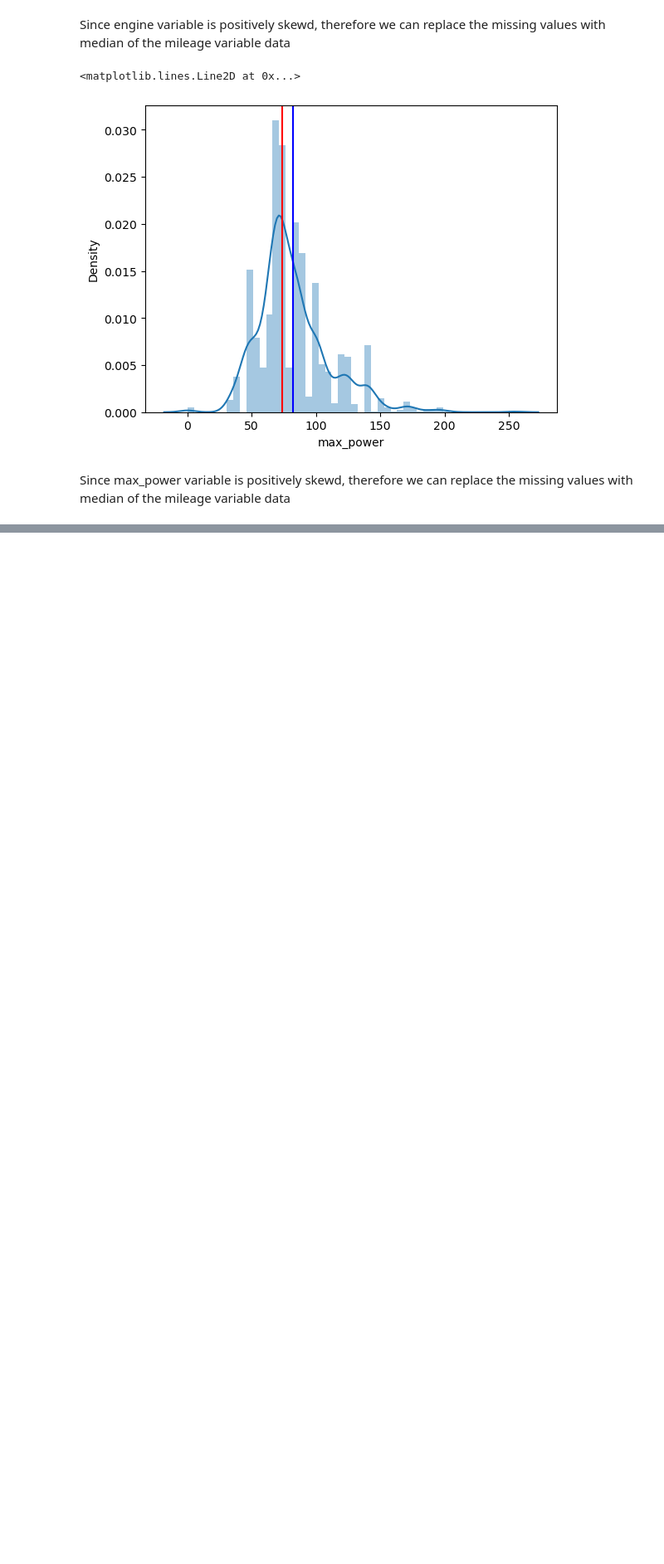
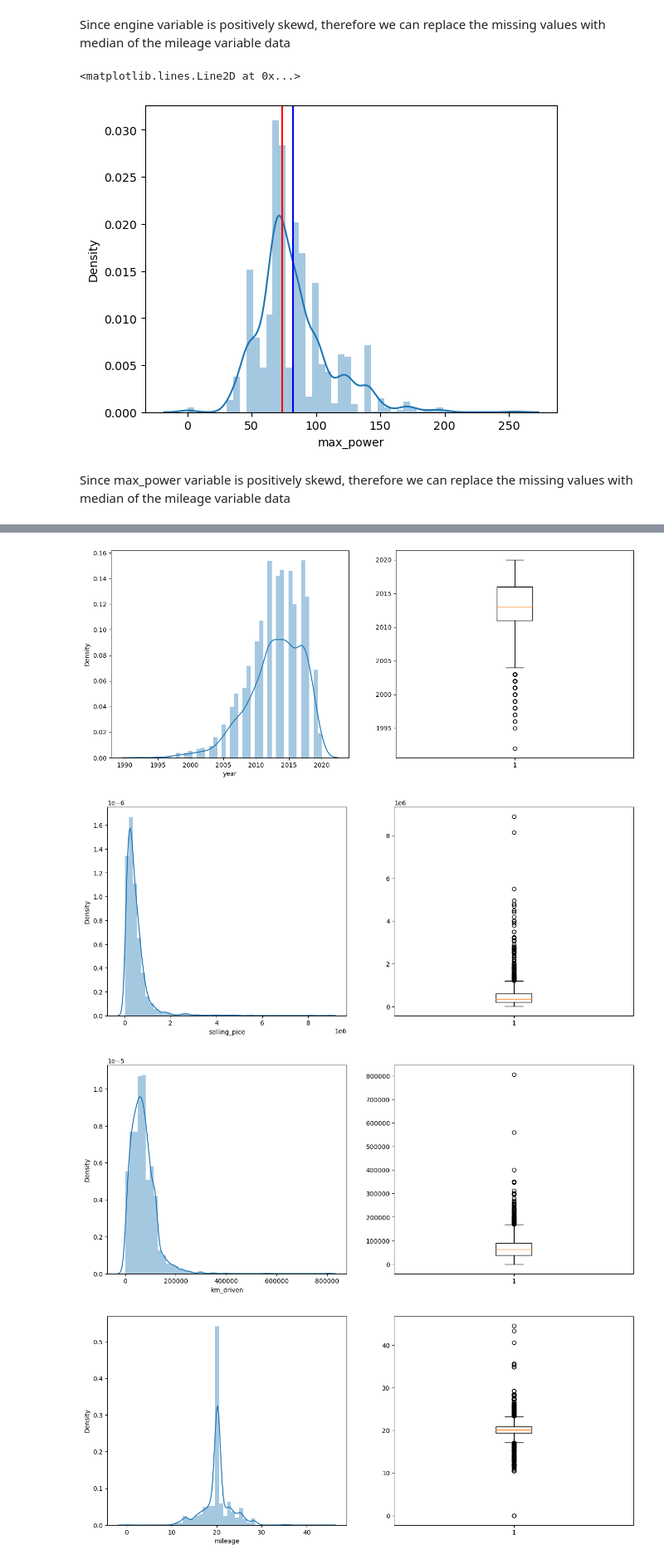
Before and after one commit to Varinder-KM/Car-Dekho_Car_selling_Price_prediction, a Jupyter notebook: Car Dekho (Car Selling Price Prediction).ipynb, the cells around one changed output, grey strips where cells are left out. Shown at 83% size. Cells and saved outputs as stored; diff of their text form; code cells hidden in the pictures; blank space fills up the shorter version.

```diff
--- a/Car Dekho (Car Selling Price Prediction).ipynb
+++ b/Car Dekho (Car Selling Price Prediction).ipynb
@@ -296,0 +276,2 @@ memory usage: 376.6+ KB
+# %%
+dataset['company'] = dataset['car_name'].apply(company_name)
@@ -296,0 +286,2 @@ memory usage: 376.6+ KB
+# %%
+dataset.loc[dataset['company'] == 'Land', ['company']] = 'Land Rover'
@@ -296,0 +292,6 @@ memory usage: 376.6+ KB
+# %%
+numerical_variables = dataset.describe().columns
+categorical_variables = [col for col in dataset.describe(include='object').columns if col not in ['car_name']]
+print(numerical_variables.values)
+print(' ')
+print(categorical_variables)
@@ -296,0 +308,4 @@ memory usage: 376.6+ KB
+# %%
+# Continuous Variables
+continuous_variables = [col for col in numerical_variables if len(dataset[col].unique()) > 20]
+continuous_variables
@@ -296,0 +314,11 @@ memory usage: 376.6+ KB
+# %%
+for col in continuous_variables:
+  fig, ax = plt.subplots(1, 2, figsize=(15, 6))
+  sns.distplot(dataset[col], ax=ax[0])
+
+  ax[1].boxplot(dataset[col])
+# %% [output]
+[figure, added]
+[figure, added]
+[figure, added]
+[figure, added]
```
Also changed, not shown: parts of 15 cells of this notebook.
